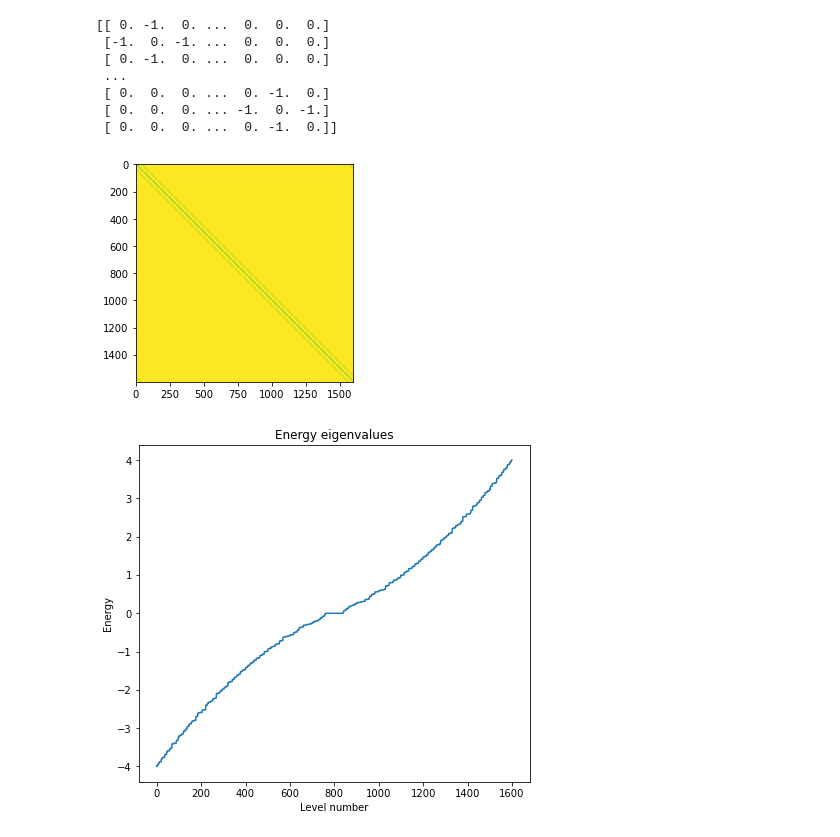
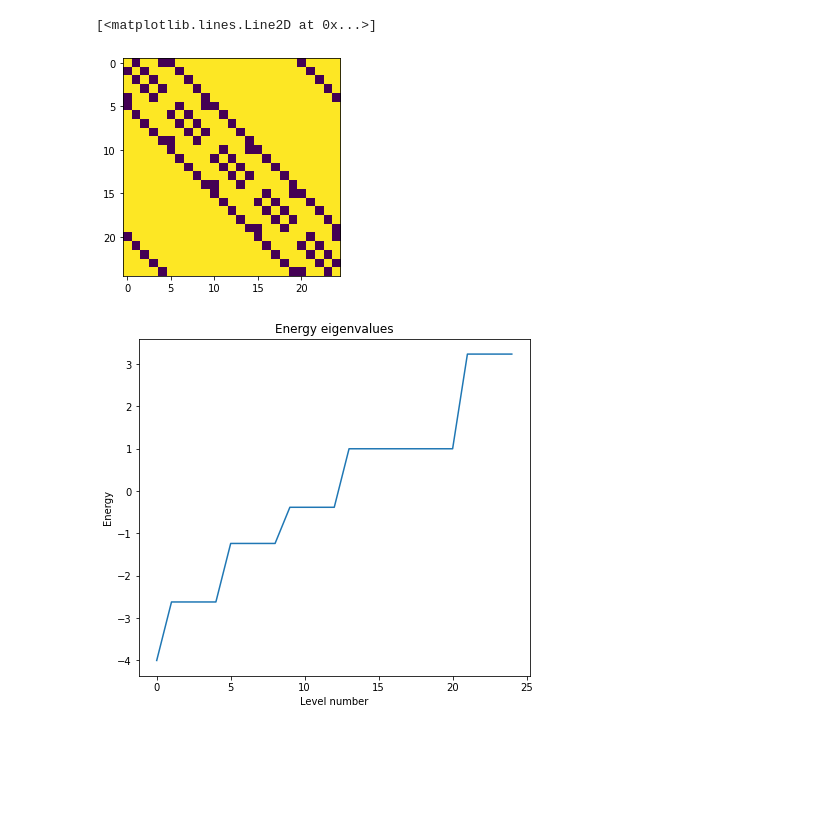
Before and after one commit to AlexTmbMifi/app, a Jupyter notebook: SC_MODEL.ipynb, the cells around one changed output. Saved outputs shown, nothing was run; the diff lists cells and outputs as text; code cells hidden in the pictures; blank space fills up the shorter version.

```diff
--- a/SC_MODEL.ipynb
+++ b/SC_MODEL.ipynb
@@ -1,16 +1,12 @@
 # %%
 import numpy as np
-import NewBasis as Nb
 import Hubb as Hb
 import matplotlib.pyplot as plt
-import random as rd
-m = 40
+m = 5
 sum1 = -1*np.sqrt(1)
-V = 5
-mu = -1
 dimens = m*m
-B = Nb.Basis(dimens)
-H = np.zeros((dimens,dimens))
+B = np.eye(dimens)
+H = np.zeros((dimens,dimens),dtype = np.complex128)
 str = []
 # %%
 d = Hb.Hubbard(m)
@@ -25,7 +21,6 @@ for s in range(dimens):
                 start.remove(start[0])
 
         y = d.neighbours(particle)
-
         str1 = []
         str2 = []
         str3 = []
@@ -34,44 +29,38 @@ for s in range(dimens):
             setka = np.zeros((m,m))
             setka[y[i][0]][y[i][1]] = 1
             for k in range(len(setka)):
                 for j in range(len(setka)):
                     if i == 1:
                         str1.append(setka[k][j])
                     elif i == 2:
                         str2.append(setka[k][j])
                     elif i == 3:
                         str3.append(setka[k][j])
                     else:
                         str4.append(setka[k][j])
 
         index1 = str1.index(1)
         index2 = str2.index(1)
         index3 = str3.index(1)
         index4 = str4.index(1)
 
         H[index][index1] = sum1
         H[index][index2] = sum1
         H[index][index3] = sum1
         H[index][index4] = sum1
-print(H)
-plt.imshow(H, cmap = "viridis")
+#print(H)
+plt.imshow(H.real, cmap = "viridis")
 
 E,C = np.linalg.eig(H)
 fig,ax = plt.subplots(figsize = (7,6.2))
 ax.set_title("Energy eigenvalues")
 ax.set_ylabel('Energy')
 ax.set_xlabel('Level number')
 plt.plot(sorted(E))
 # %% [output]
-[[ 0. -1.  0. ...  0.  0.  0.]
- [-1.  0. -1. ...  0.  0.  0.]
- [ 0. -1.  0. ...  0.  0.  0.]
- ...
- [ 0.  0.  0. ...  0. -1.  0.]
- [ 0.  0.  0. ... -1.  0. -1.]
- [ 0.  0.  0. ...  0. -1.  0.]]
+[<matplotlib.lines.Line2D at 0x...>]
-[figure, old version]
+[figure, new version]
-[figure, old version]
+[figure, new version]
 # %%
 omega = np.arange(-5,5,1e-1)
 R = []
```
Also changed, not shown: parts of 5 cells of this notebook.
